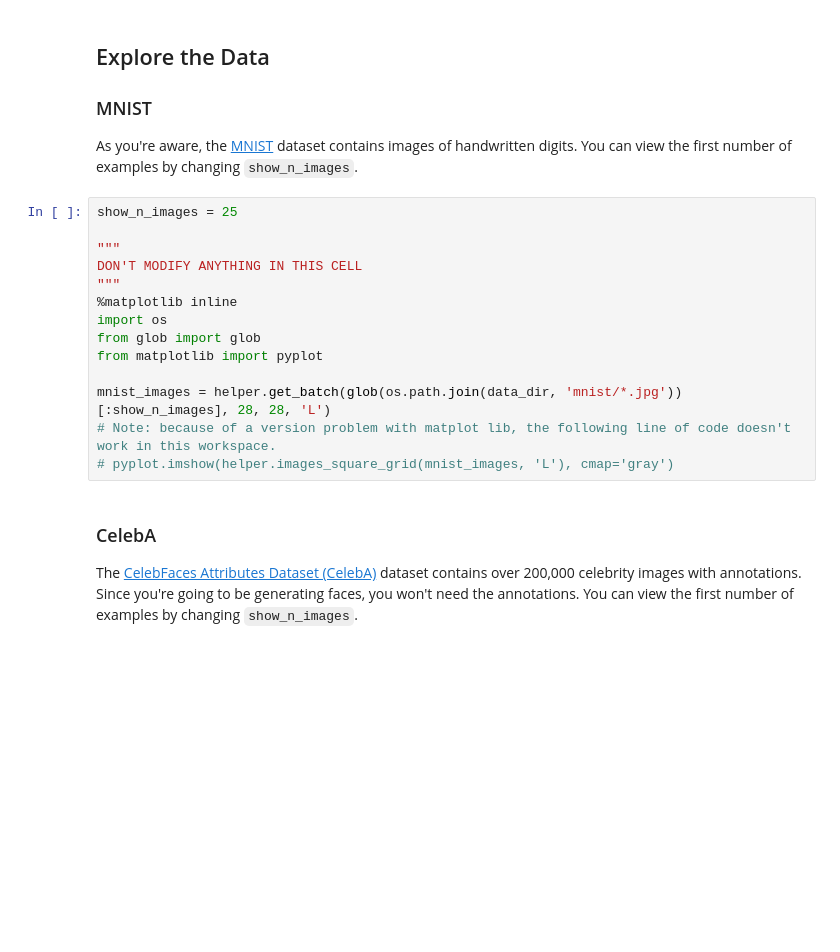
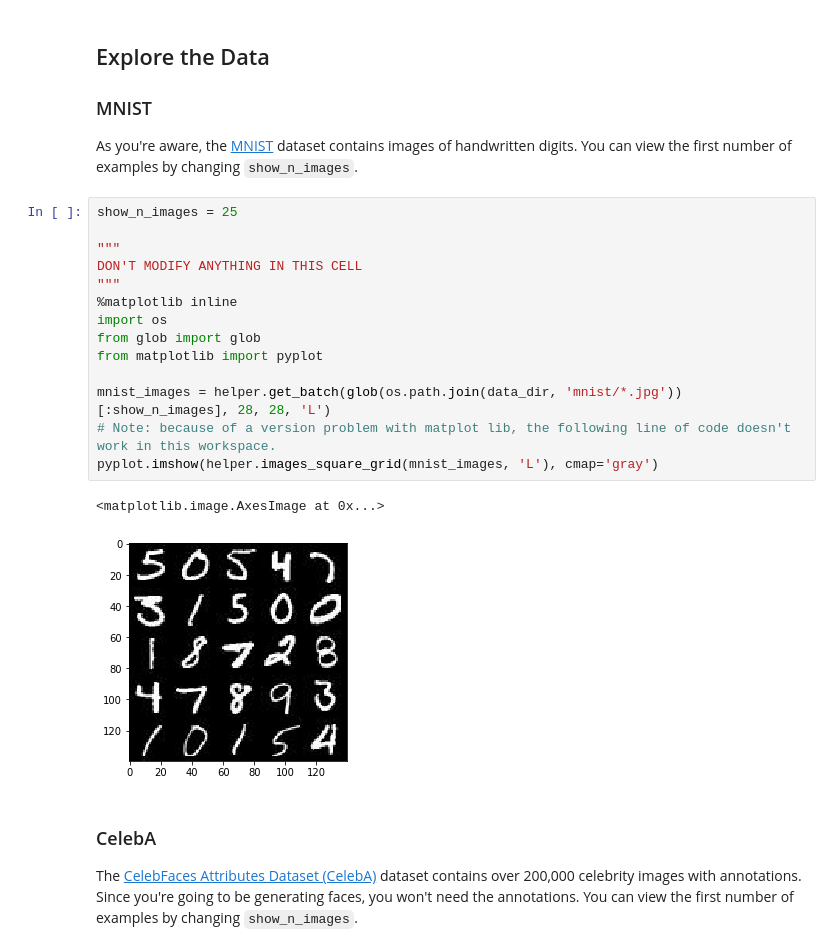
Before and after one commit to parksoy/Soyoung_Udacity_ND_DeepLearning, a Jupyter notebook: 5.Generative_Adversarial_Networks/3_face_generation/dlnd_face_generation.ipynb, the cells around one changed output. Cells and saved outputs as stored; diff of their text form; blank space fills up the shorter version.

```diff
--- a/5.Generative_Adversarial_Networks/3_face_generation/dlnd_face_generation.ipynb
+++ b/5.Generative_Adversarial_Networks/3_face_generation/dlnd_face_generation.ipynb
@@ -33,17 +42,20 @@ As you're aware, the [MNIST](http://yann.lecun.com/exdb/mnist/) dataset contains
 # %%
 show_n_images = 25
 
 """
 DON'T MODIFY ANYTHING IN THIS CELL
 """
 %matplotlib inline
 import os
 from glob import glob
 from matplotlib import pyplot
 
 mnist_images = helper.get_batch(glob(os.path.join(data_dir, 'mnist/*.jpg'))[:show_n_images], 28, 28, 'L')
 # Note: because of a version problem with matplot lib, the following line of code doesn't work in this workspace.
-# pyplot.imshow(helper.images_square_grid(mnist_images, 'L'), cmap='gray')
+pyplot.imshow(helper.images_square_grid(mnist_images, 'L'), cmap='gray')
+# %% [output]
+<matplotlib.image.AxesImage at 0x...>
+[figure, added]
 # %% [markdown]
 ### CelebA
 The [CelebFaces Attributes Dataset (CelebA)](http://mmlab.ie.cuhk.edu.hk/projects/CelebA.html) dataset contains over 200,000 celebrity images with annotations.  Since you're going to be generating faces, you won't need the annotations.  You can view the first number of examples by changing `show_n_images`.
```
Also changed, not shown: parts of 5 cells of this notebook.
